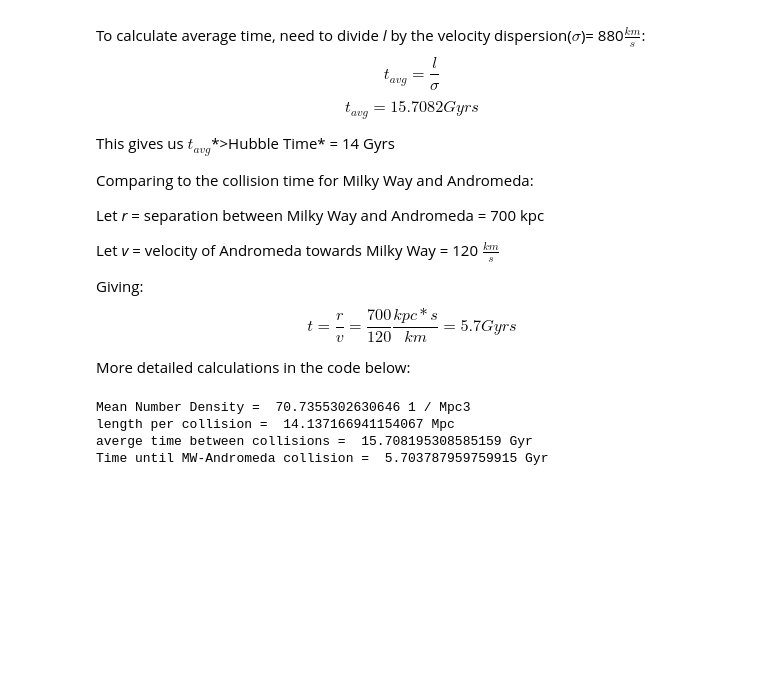
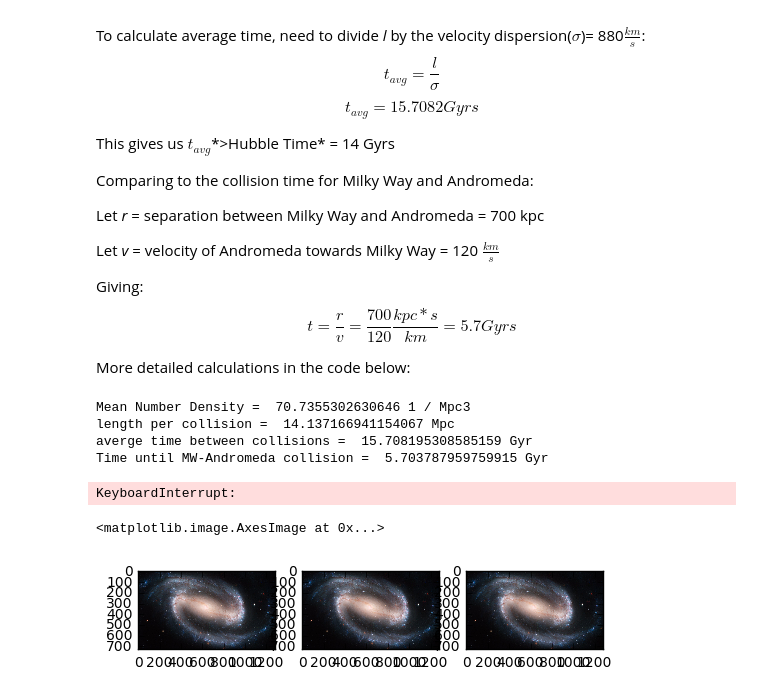
Before and after one commit to amielp/A425_2016, a Jupyter notebook: Students/DiegoMcDonald/HW4_Diego.ipynb, the cells around one changed output. Saved outputs shown, nothing was run; the diff lists cells and outputs as text; code cells hidden in the pictures; blank space fills up the shorter version.

```diff
--- a/Students/DiegoMcDonald/HW4_Diego.ipynb
+++ b/Students/DiegoMcDonald/HW4_Diego.ipynb
@@ -132,0 +147,77 @@ Time until MW-Andromeda collision =  5.703787959759915 Gyr
+# %%
+image = plt.imread('gal.jpg')
+theta = np.ndarray(shape=(image.shape))
+alpha = np.ndarray(shape=(image.shape[0],image.shape[1]))
+# F.o.V = 3.1 x 3.1 arcmins
+# 3.1 arcmin / image.shape[0] = ang dist. of 1 pixel.
+pix_ang_dist = 5.54 * u.arcmin / (image.shape[1])
+pix_ang_dist = pix_ang_dist.to(u.arcsec)
+
+
+
+# need to define middle, position of lens:
+lens_pos = np.array([int(image.shape[0]/2),int(image.shape[1]/2)])
+# define beta for each pixel
+# define theta_e
+M = 10**14* const.M_sun
+x = 0.5 # distance to lens rel to distance to source
+d = 50000 * u.pc # distance to source
+
+
+theta_e = ((4 * const.G * M * (1-x))/(const.c**2 * d * x))**(1/2)
+theta_e = theta_e.decompose()
+theta_e = theta_e * u.rad
+theta_e = theta_e.to(u.arcsec)
+# theta_e = 12764 arcsec
+
+beta_boundary = 100 * u.arcsec
+#beta_image = np.ndarray(shape=image.shape)
+beta_image = image
+for (y,x,z),val in np.ndenumerate(image):
+    val = image[y][x][z]
+    x_rlens = x - lens_pos[1] #pixels
+    y_rlens = y - lens_pos[0] #pixels
+    beta = np.sqrt(x_rlens**2 + y_rlens**2) # ang dist from center
+    beta = beta * pix_ang_dist # converts pixel distances to arcsecs
+    if beta <= beta_boundary:
+        theta_p = (1/2)*(beta + np.sqrt(beta**2 + 4*theta_e**2)) # arcsec
+        theta_n = (1/2)*(beta - np.sqrt(beta**2 + 4*theta_e**2)) # arcsec
+        mag_n = (1-(theta_e**4)/(theta_n**4))**(-1) # dimensionless
+        mag_p = (1-(theta_e**4)/(theta_p**4))**(-1) # dimensionless
+        new_val_n = mag_n * val # some val corresponding to flux/lum
+        new_val_n = float(new_val_n)
+        new_val_p = mag_p * val # some val corresponding to flux/lum
+        new_val_p = float(new_val_p)
+        theta_n = theta_n / pix_ang_dist # converts theta_n to pixels
+        theta_p = theta_p / pix_ang_dist # converts theta_p to pixels
+        beta = beta / pix_ang_dist # converts beta to pixels
+        if beta == 0:
+            beta = 0.01 # removes divide by 0 error
+        x_new_n = (x_rlens/beta)*theta_n # rel to lens
+        x_new_n = x_new_n + lens_pos[1] # rel to top left (correct indices)
+        x_new_p = (x_rlens/beta)*theta_p # rel to lens
+        x_new_p = x_new_p + lens_pos[1] # rel to top left (correct indices)
+        y_new_n = (y_rlens/beta)*theta_n # rel to lens
+        y_new_n = y_new_n + lens_pos[0] # rel to top left (correct indices)
+        y_new_p = (y_rlens/beta)*theta_p # rel to lens
+        y_new_p = y_new_p + lens_pos[0] # rel to top left (correct indices)
+        x_new_n = int(x_new_n)
+        x_new_p = int(x_new_p)
+        y_new_p = int(y_new_p)
+        y_new_n = int(y_new_n)
+        if x_new_n <= image.shape[1] and x_new_p <= image.shape[1] and y_new_n <= image.shape[0] and y_new_p <= image.shape[0]:
+            beta_image[y_new_n][x_new_n][z] = new_val_n
+            beta_image[y_new_p][x_new_p][z] = new_val_p
+        else:
+            beta_image[y][x][z] = val #this might overwrite the above lensing changes made for some pixels.
+# %% [output]
+KeyboardInterrupt:
+# %%
+inv_beta_image = beta_image
+fig,ax = plt.subplots(1,3)
+ax[0].imshow(image)
+ax[1].imshow(inv_beta_image)
+ax[2].imshow(beta_image)
+# %% [output]
+<matplotlib.image.AxesImage at 0x...>
+[figure, added]
```
Also changed, not shown: parts of 5 cells of this notebook.
